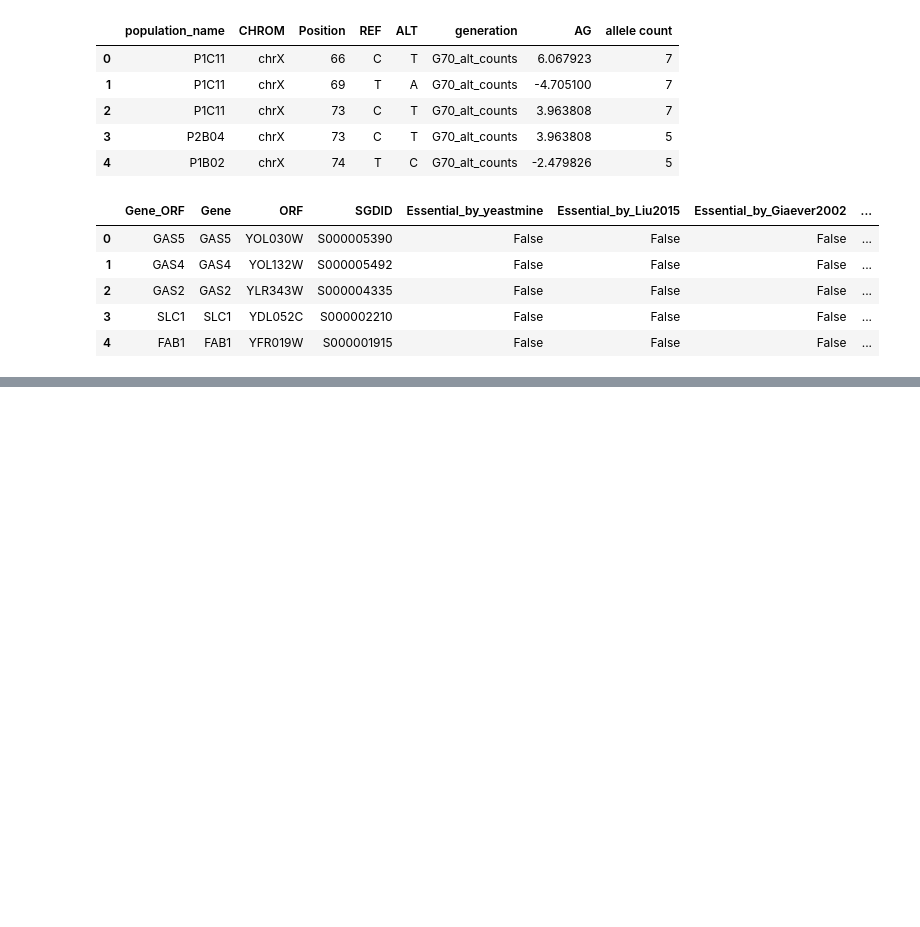
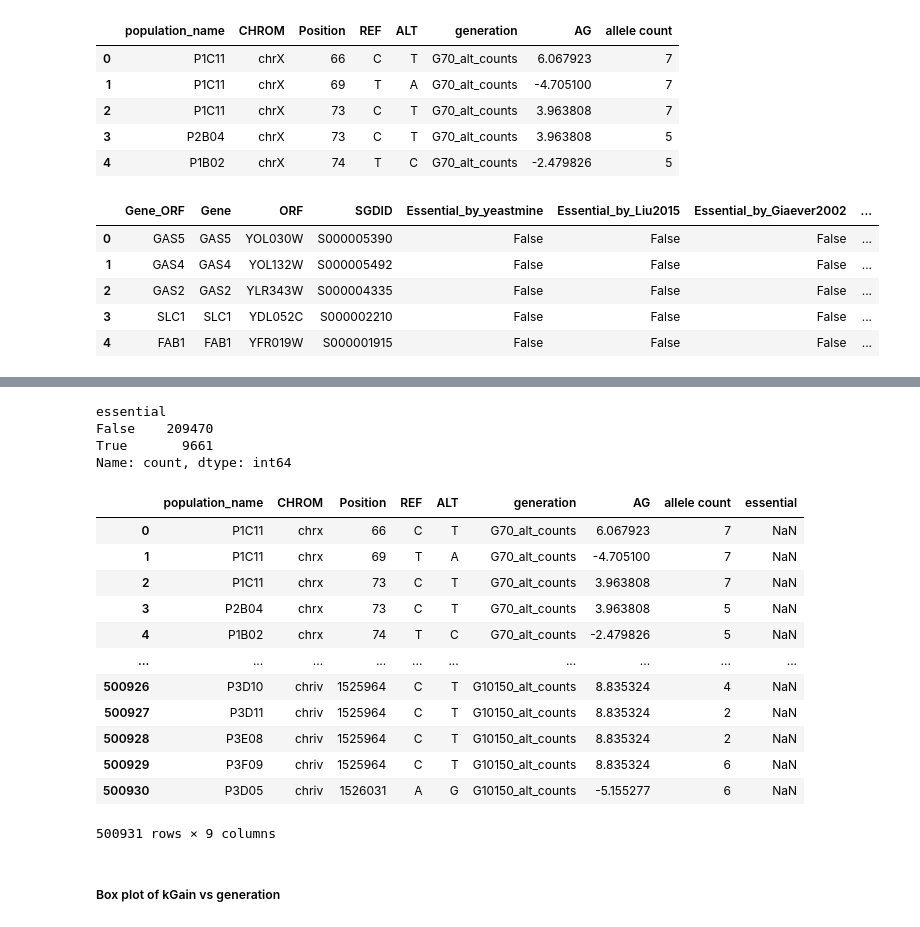
Before and after one commit to cellsemantics/Oligo_Promotion, a Jupyter notebook: figure/main figures/fig7/fig7_7c.ipynb, the cells around one changed output, grey strips where cells are left out. Drawn from its saved outputs; the diff is of its cells as text; code cells hidden in the pictures; blank space fills up the shorter version.

```diff
--- a/figure/main figures/fig7/fig7_7c.ipynb
+++ b/figure/main figures/fig7/fig7_7c.ipynb
@@ -145,3 +101,28 @@ print(df_enriched.head())
+# %%
+all_mutation["essential"].dropna().value_counts()
+# %% [output]
+essential
+False    209470
+True       9661
+Name: count, dtype: int64
+# %%
+all_mutation
+# %% [output]
+|  | population_name | CHROM | Position | REF | ALT | generation | AG | allele count | essential |
+| 0 | P1C11 | chrx | 66 | C | T | G70_alt_counts | 6.067923 | 7 | NaN |
+| 1 | P1C11 | chrx | 69 | T | A | G70_alt_counts | -4.705100 | 7 | NaN |
+| 2 | P1C11 | chrx | 73 | C | T | G70_alt_counts | 3.963808 | 7 | NaN |
+| 3 | P2B04 | chrx | 73 | C | T | G70_alt_counts | 3.963808 | 5 | NaN |
+| 4 | P1B02 | chrx | 74 | T | C | G70_alt_counts | -2.479826 | 5 | NaN |
+| ... | ... | ... | ... | ... | ... | ... | ... | ... | ... |
+| 500926 | P3D10 | chriv | 1525964 | C | T | G10150_alt_counts | 8.835324 | 4 | NaN |
+| 500927 | P3D11 | chriv | 1525964 | C | T | G10150_alt_counts | 8.835324 | 2 | NaN |
+| 500928 | P3E08 | chriv | 1525964 | C | T | G10150_alt_counts | 8.835324 | 2 | NaN |
+| 500929 | P3F09 | chriv | 1525964 | C | T | G10150_alt_counts | 8.835324 | 6 | NaN |
+| 500930 | P3D05 | chriv | 1526031 | A | G | G10150_alt_counts | -5.155277 | 6 | NaN |
+500931 rows × 9 columns
+# %% [markdown]
+##### Box plot of kGain vs generation
 # %%
 # Plot each score's cumulative sum separately
 import seaborn as sns
```
Also changed, not shown: parts of 7 cells of this notebook.
